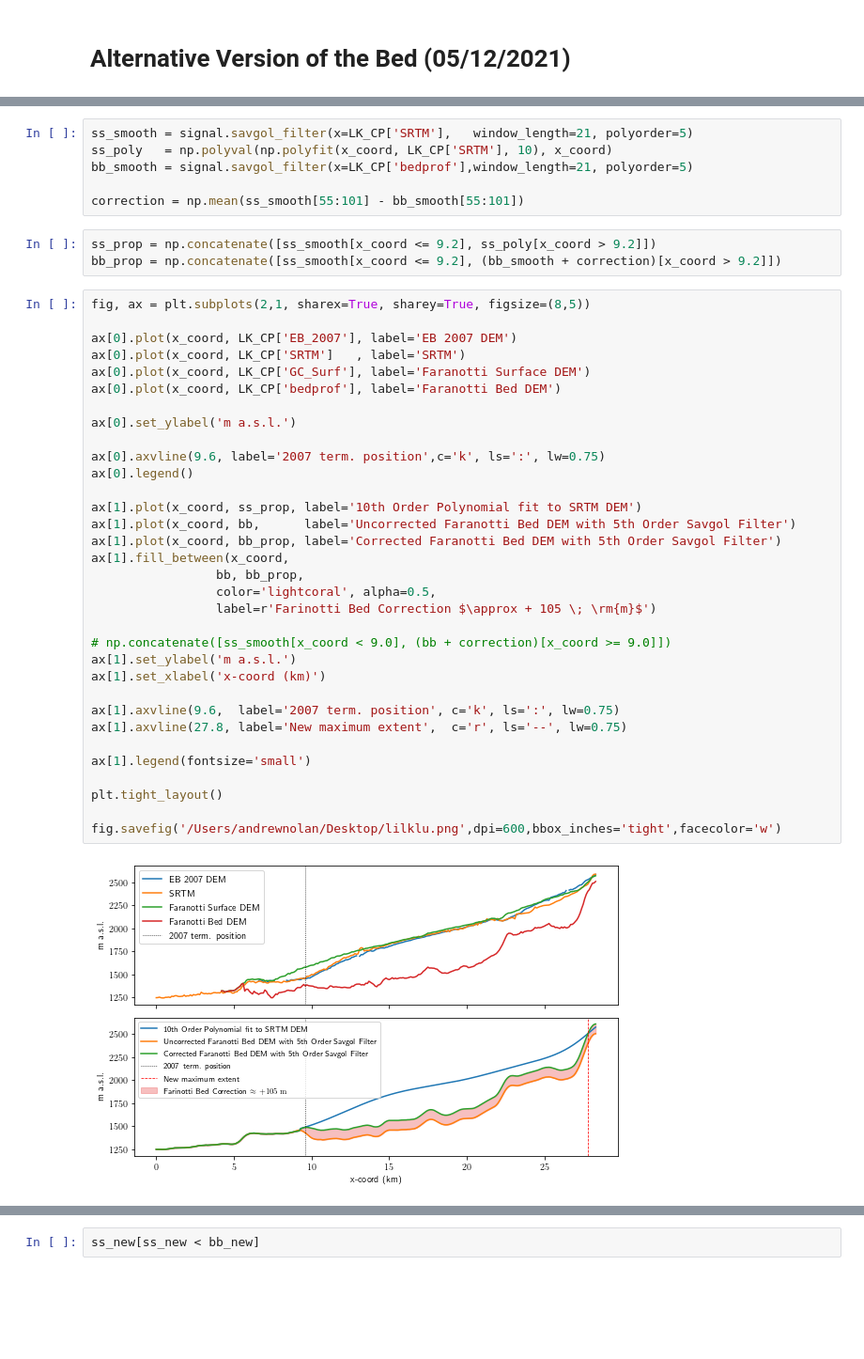
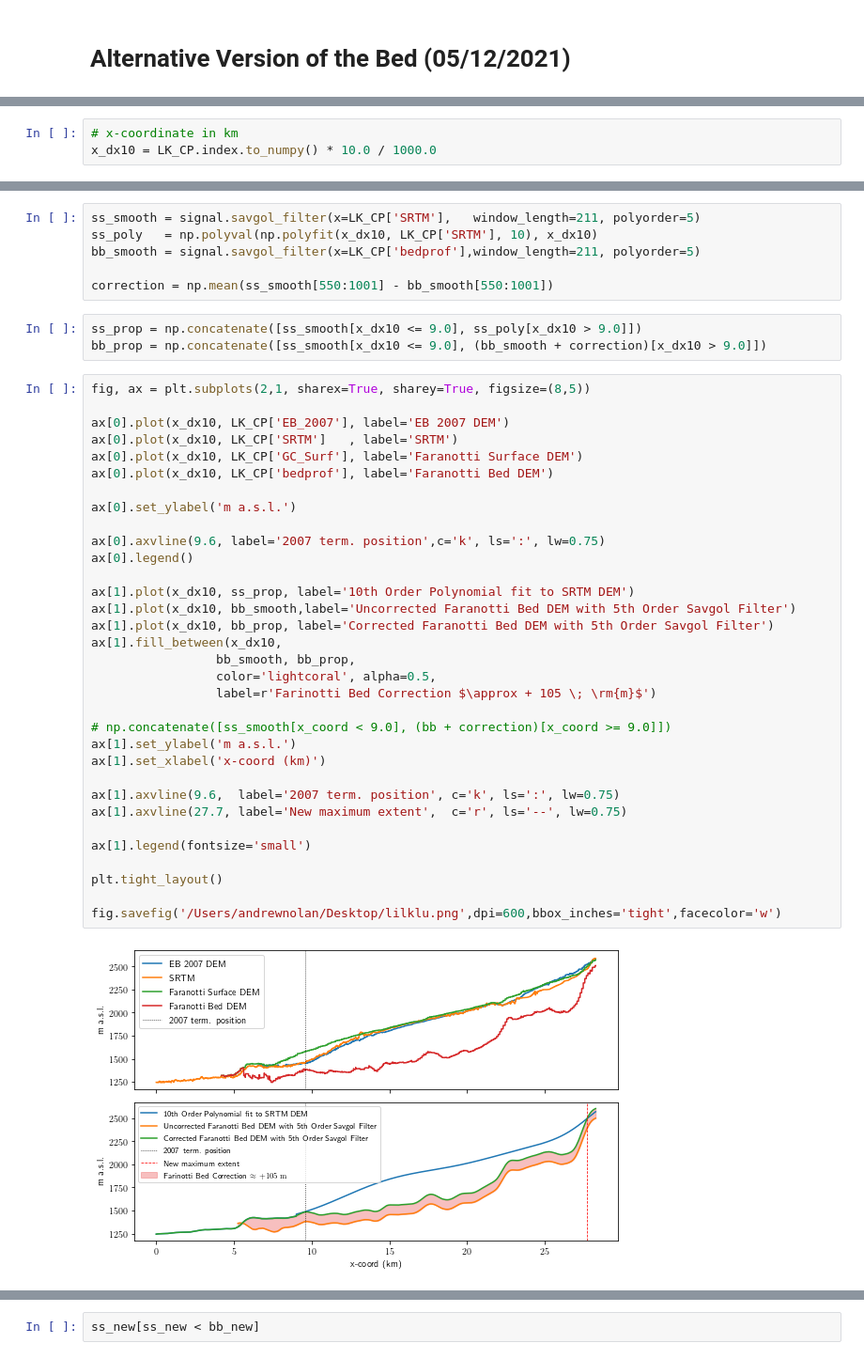
Before and after one commit to andrewdnolan/Harmonic_Beds, a Jupyter notebook: Notebooks/01.SS_preprocessing.ipynb, the cells around one changed output, grey strips where cells are left out. Shown at 94% size. Cells and saved outputs as stored; diff of their text form; blank space fills up the shorter version.

```diff
--- a/Notebooks/01.SS_preprocessing.ipynb
+++ b/Notebooks/01.SS_preprocessing.ipynb
@@ -276,3 +327,6 @@ np.savetxt('../Data/Topography/SMOOTH_SurfTopo.dat'  , np.array([xx,ss_smooth]).
+# %%
+# x-coordinate in km
+x_dx10 = LK_CP.index.to_numpy() * 10.0 / 1000.0
 # %%
 fig, ax = plt.subplots()
 
@@ -312,45 +366,45 @@ plt.tight_layout()
 # %%
-ss_smooth = signal.savgol_filter(x=LK_CP['SRTM'],   window_length=21, polyorder=5)
-ss_poly   = np.polyval(np.polyfit(x_coord, LK_CP['SRTM'], 10), x_coord)
-bb_smooth = signal.savgol_filter(x=LK_CP['bedprof'],window_length=21, polyorder=5)
+ss_smooth = signal.savgol_filter(x=LK_CP['SRTM'],   window_length=211, polyorder=5)
+ss_poly   = np.polyval(np.polyfit(x_dx10, LK_CP['SRTM'], 10), x_dx10)
+bb_smooth = signal.savgol_filter(x=LK_CP['bedprof'],window_length=211, polyorder=5)
 
-correction = np.mean(ss_smooth[55:101] - bb_smooth[55:101])
+correction = np.mean(ss_smooth[550:1001] - bb_smooth[550:1001])
 # %%
-ss_prop = np.concatenate([ss_smooth[x_coord <= 9.2], ss_poly[x_coord > 9.2]])
-bb_prop = np.concatenate([ss_smooth[x_coord <= 9.2], (bb_smooth + correction)[x_coord > 9.2]])
+ss_prop = np.concatenate([ss_smooth[x_dx10 <= 9.0], ss_poly[x_dx10 > 9.0]])
+bb_prop = np.concatenate([ss_smooth[x_dx10 <= 9.0], (bb_smooth + correction)[x_dx10 > 9.0]])
 # %%
 fig, ax = plt.subplots(2,1, sharex=True, sharey=True, figsize=(8,5))
 
-ax[0].plot(x_coord, LK_CP['EB_2007'], label='EB 2007 DEM')
-ax[0].plot(x_coord, LK_CP['SRTM']   , label='SRTM')
-ax[0].plot(x_coord, LK_CP['GC_Surf'], label='Faranotti Surface DEM')
-ax[0].plot(x_coord, LK_CP['bedprof'], label='Faranotti Bed DEM')
+ax[0].plot(x_dx10, LK_CP['EB_2007'], label='EB 2007 DEM')
+ax[0].plot(x_dx10, LK_CP['SRTM']   , label='SRTM')
+ax[0].plot(x_dx10, LK_CP['GC_Surf'], label='Faranotti Surface DEM')
+ax[0].plot(x_dx10, LK_CP['bedprof'], label='Faranotti Bed DEM')
 
 ax[0].set_ylabel('m a.s.l.')
 
 ax[0].axvline(9.6, label='2007 term. position',c='k', ls=':', lw=0.75)
 ax[0].legend()
 
-ax[1].plot(x_coord, ss_prop, label='10th Order Polynomial fit to SRTM DEM')
-ax[1].plot(x_coord, bb,      label='Uncorrected Faranotti Bed DEM with 5th Order Savgol Filter')
-ax[1].plot(x_coord, bb_prop, label='Corrected Faranotti Bed DEM with 5th Order Savgol Filter')
-ax[1].fill_between(x_coord,
-                 bb, bb_prop,
+ax[1].plot(x_dx10, ss_prop, label='10th Order Polynomial fit to SRTM DEM')
+ax[1].plot(x_dx10, bb_smooth,label='Uncorrected Faranotti Bed DEM with 5th Order Savgol Filter')
+ax[1].plot(x_dx10, bb_prop, label='Corrected Faranotti Bed DEM with 5th Order Savgol Filter')
+ax[1].fill_between(x_dx10,
+                 bb_smooth, bb_prop,
                  color='lightcoral', alpha=0.5,
                  label=r'Farinotti Bed Correction $\approx + 105 \; \rm{m}$')
 
 # np.concatenate([ss_smooth[x_coord < 9.0], (bb + correction)[x_coord >= 9.0]])
 ax[1].set_ylabel('m a.s.l.')
 ax[1].set_xlabel('x-coord (km)')
 
 ax[1].axvline(9.6,  label='2007 term. position', c='k', ls=':', lw=0.75)
-ax[1].axvline(27.8, label='New maximum extent',  c='r', ls='--', lw=0.75)
+ax[1].axvline(27.7, label='New maximum extent',  c='r', ls='--', lw=0.75)
 
 ax[1].legend(fontsize='small')
 
 plt.tight_layout()
 
 fig.savefig('/Users/andrewnolan/Desktop/lilklu.png',dpi=600,bbox_inches='tight',facecolor='w')
 # %% [output]
-[figure, old version]
+[figure, new version]
 # %%
```
Also changed, not shown: parts of 9 cells of this notebook, 48 other files.
